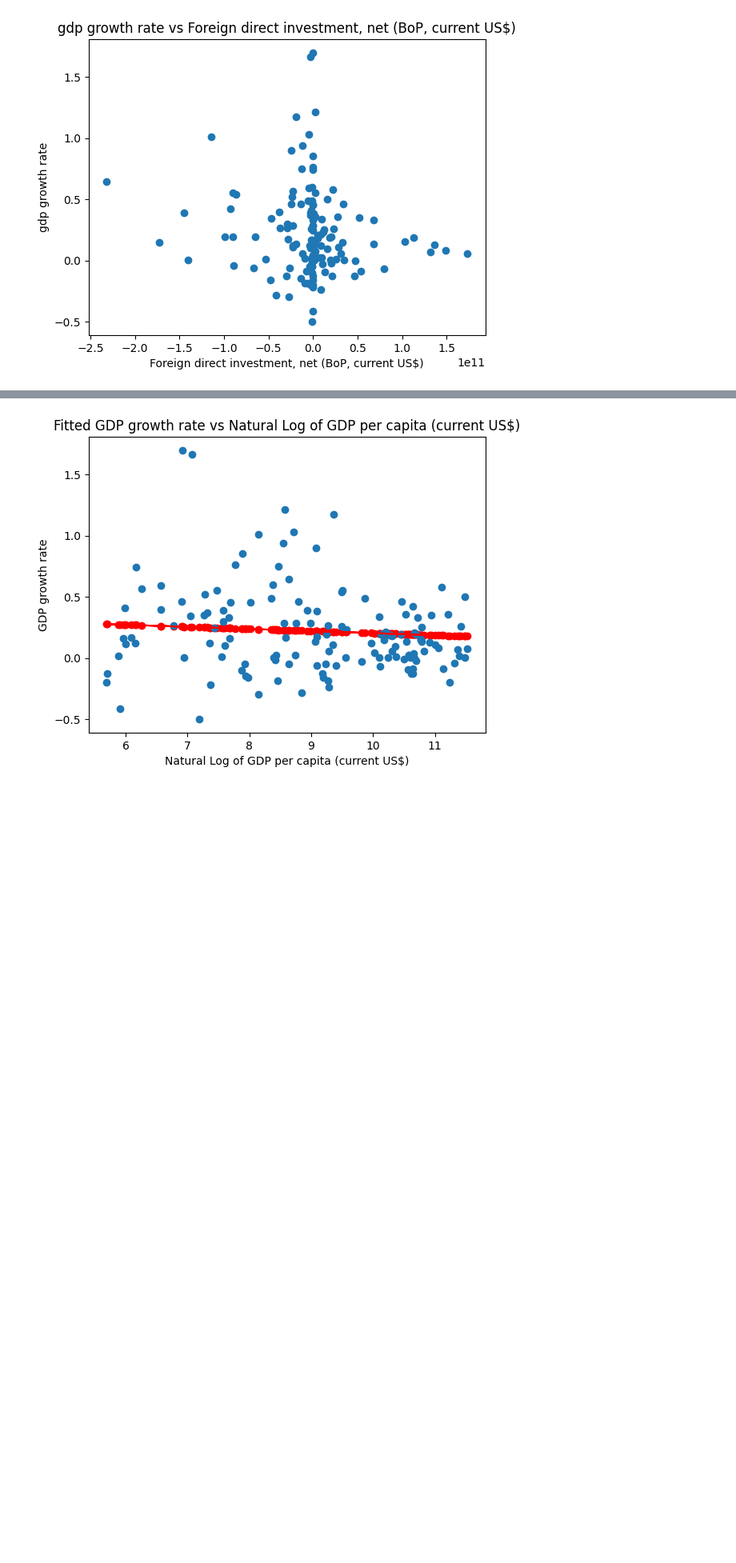
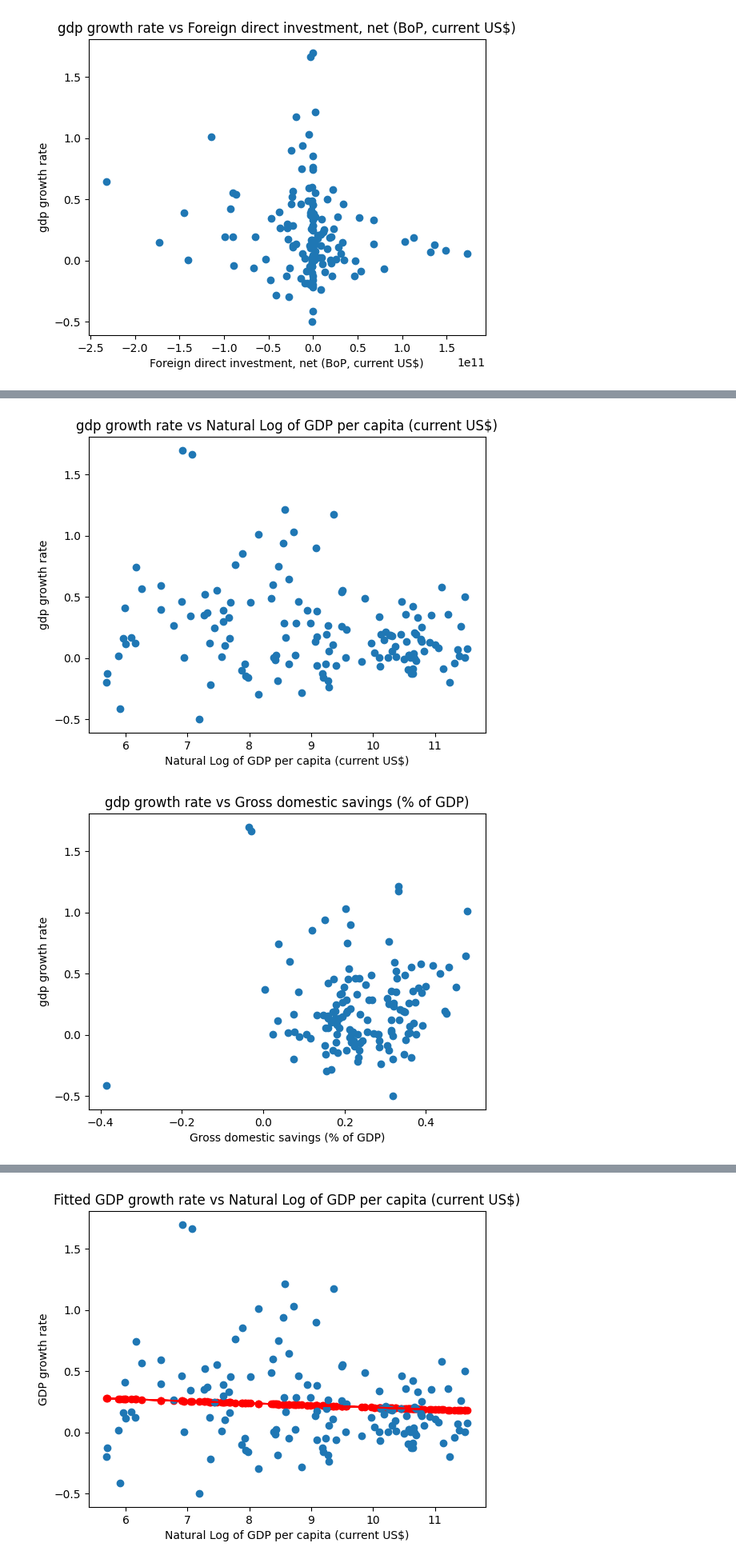
Before and after one commit to adityapentyala/egd-assignment, a Jupyter notebook: combined_regression.ipynb, the cells around one changed output, grey strips where cells are left out. Shown at 80% size. Cells and saved outputs as stored; diff of their text form; code cells hidden in the pictures; blank space fills up the shorter version.

Commit message:
added options to use dummies and %ages

```diff
--- a/combined_regression.ipynb
+++ b/combined_regression.ipynb
@@ -30,7 +33,13 @@ combined_df = pd.DataFrame({"Year":[],"Natural Log of GDP per capita (current US
                             "Labor force, total":[], "Net trade in goods and services (BoP, current US$)":[],
                             "Consumer price index (2010 = 100)":[],"Foreign direct investment, net (BoP, current US$)":[],
                             "GDP":[], "gdp growth rate":[]})
+developed = ["usa", "uk", "france", "switzerland", "norway", "russia", "korea"]
+developing = ["india", "china", "albania", "brazil", "mexico"]
+underdeveloped = ["ghana", "ecuador"]
 for k,v in country_dfs.items():
+    v["developed_dummy"] = np.ones(len(v)) if k in developed else np.zeros(len(v))
+    v["underdeveloped_dummy"] = np.ones(len(v)) if k in underdeveloped else np.zeros(len(v))
+    v["developing_dummy"] = np.ones(len(v)) if k in developing else np.zeros(len(v))
     combined_df = combined_df._append(v)
 
 combined_df
@@ -103,3 +112,9 @@ Notes:
 [1] Standard Errors assume that the covariance matrix of the errors is correctly specified.
 [2] The condition number is large, 8.76e+12. This might indicate that there are
 strong multicollinearity or other numerical problems.
+# %%
+dummy_ratios_X, dummy_ratios_y = regression.create_regression_data_OLS(combined_reg_df, dummies=True, ratios=True)
+combined_reg_df_dummy_ratios = pd.concat([dummy_ratios_X, dummy_ratios_y], axis=1)
+#plots.plot_vs_gdp(combined_reg_df_dummy_ratios)
+plots.plot_vs_gdp(combined_reg_df_dummy_ratios, growth_rate=True)
+# %% [output]
@@ -105,0 +136,2 @@ strong multicollinearity or other numerical problems.
+[figure, added]
+[figure, added]
```
Also changed, not shown: parts of 16 cells of this notebook, 3 other files.
